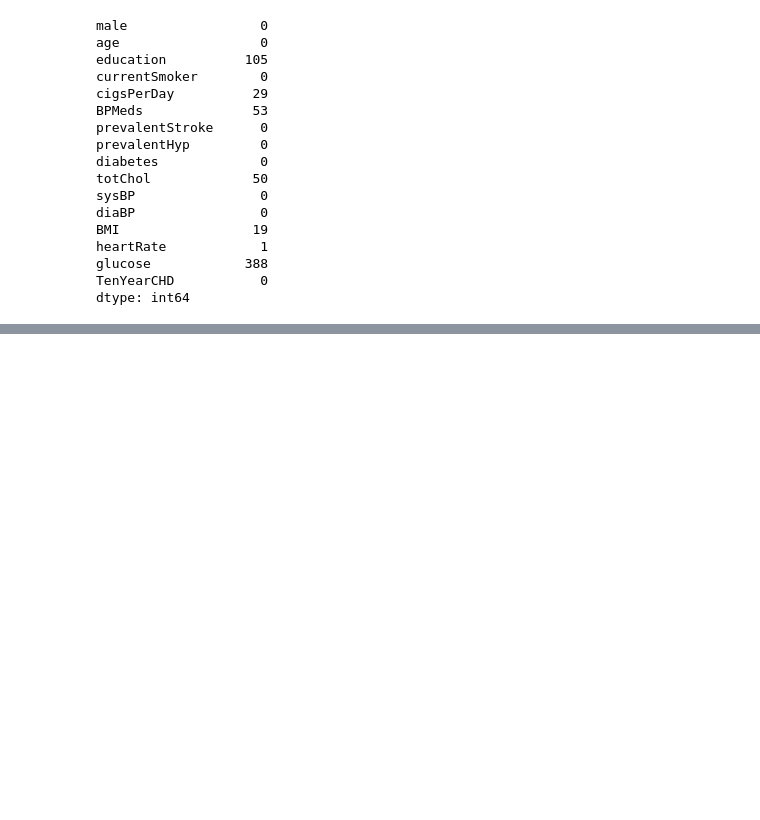
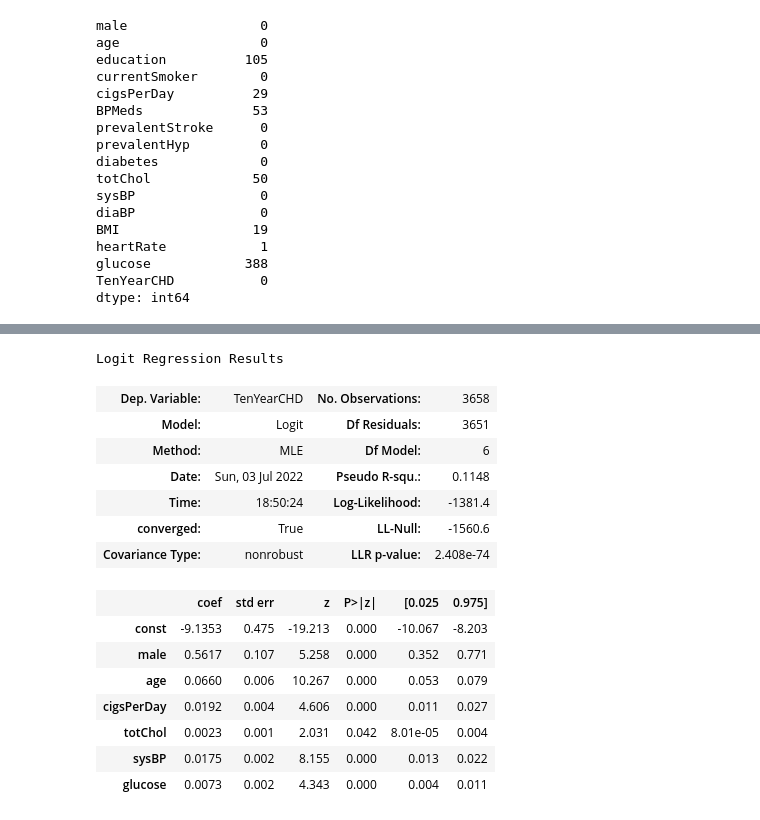
Before and after one commit to Dhruv-Chandra/Heart-Patients, a Jupyter notebook: Heart Patients.ipynb, the cells around one changed output, grey strips where cells are left out. Drawn from its saved outputs; the diff is of its cells as text; code cells hidden in the pictures; blank space fills up the shorter version.

```diff
--- a/Heart Patients.ipynb
+++ b/Heart Patients.ipynb
@@ -160,0 +261,33 @@ dtype: int64
+# %%
+# Back feature Elimination for variables whose p-value is more than 0.05
+
+def back_feat_elem(df, colm = col, y = dfp[target_var]):
+    while len(colm) > 0:
+        model = sm.Logit(y, df[colm])
+        result = model.fit(disp= 0)
+        largest_pvalue = round(result.pvalues, 3).nlargest(1)
+        if largest_pvalue[0] < (0.05):
+            return result
+            break
+        else:
+            colm= colm.drop(largest_pvalue.index)
+# %%
+back_res = back_feat_elem(dfp_constant)
+back_res.summary()
+# %% [output]
+Logit Regression Results
+| Dep. Variable: | TenYearCHD | No. Observations: | 3658 |
+| Model: | Logit | Df Residuals: | 3651 |
+| Method: | MLE | Df Model: | 6 |
+| Date: | Sun, 03 Jul 2022 | Pseudo R-squ.: | 0.1148 |
+| Time: | 18:50:24 | Log-Likelihood: | -1381.4 |
+| converged: | True | LL-Null: | -1560.6 |
+| Covariance Type: | nonrobust | LLR p-value: | 2.408e-74 |
+|  | coef | std err | z | P>|z| | [0.025 | 0.975] |
+| const | -9.1353 | 0.475 | -19.213 | 0.000 | -10.067 | -8.203 |
+| male | 0.5617 | 0.107 | 5.258 | 0.000 | 0.352 | 0.771 |
+| age | 0.0660 | 0.006 | 10.267 | 0.000 | 0.053 | 0.079 |
+| cigsPerDay | 0.0192 | 0.004 | 4.606 | 0.000 | 0.011 | 0.027 |
+| totChol | 0.0023 | 0.001 | 2.031 | 0.042 | 8.01e-05 | 0.004 |
+| sysBP | 0.0175 | 0.002 | 8.155 | 0.000 | 0.013 | 0.022 |
+| glucose | 0.0073 | 0.002 | 4.343 | 0.000 | 0.004 | 0.011 |
```
Also changed, not shown: parts of 18 cells of this notebook.
